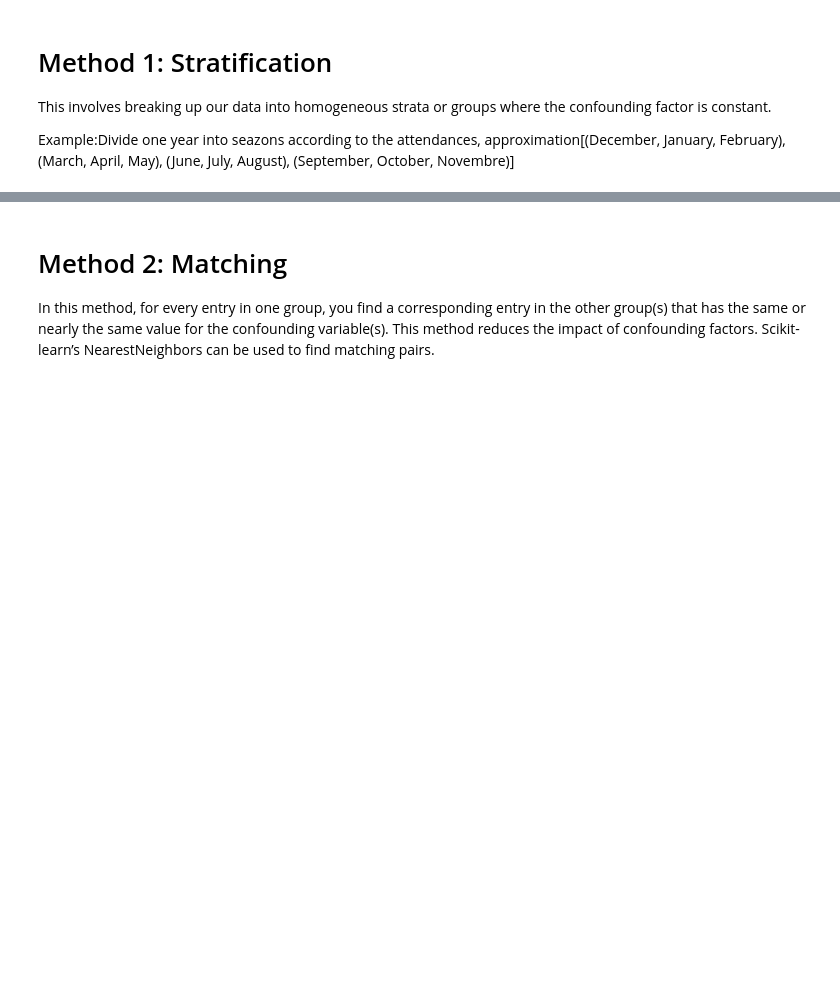
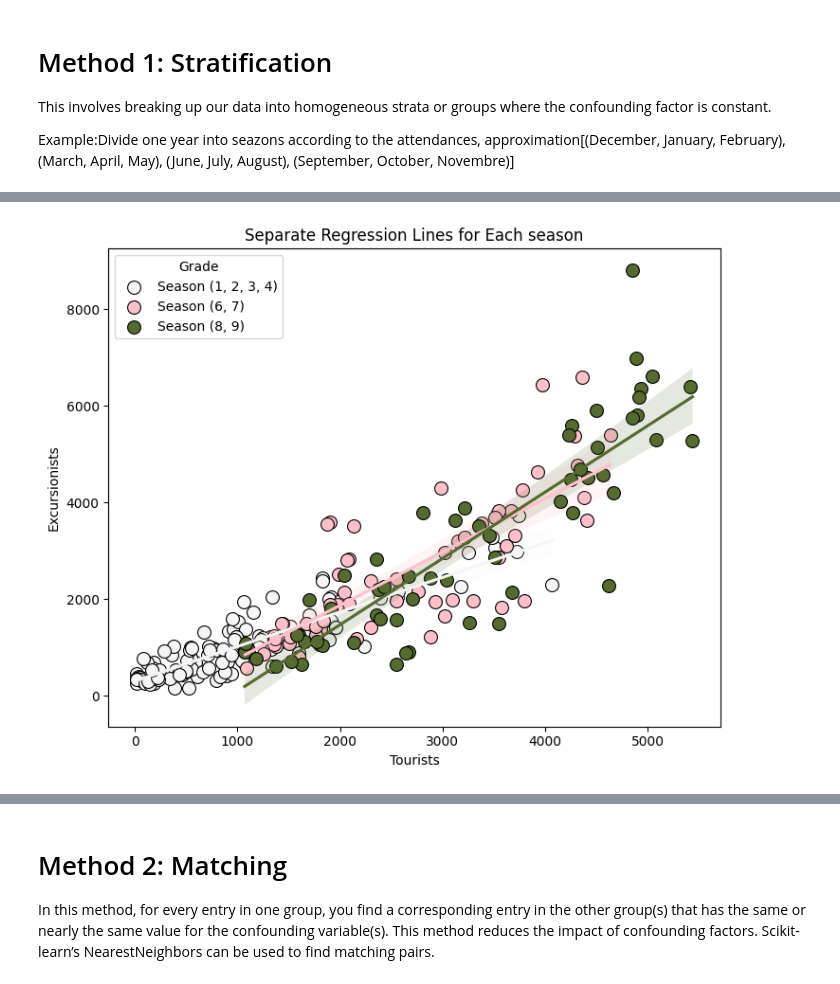
Before and after one commit to tn-aixpa/datiturismo, a Jupyter notebook: digital twin/confounding.ipynb, the cells around one changed output, grey strips where cells are left out. Drawn from its saved outputs; the diff is of its cells as text; code cells hidden in the pictures; blank space fills up the shorter version.

```diff
--- a/digital twin/confounding.ipynb
+++ b/digital twin/confounding.ipynb
@@ -201,3 +225,7 @@ plot_seasons(2023)
+# %%
+plot_seasons(2023, [(1,2,3,4), (6,7), (8,9)])
+# %% [output]
+[figure, added]
 # %%
 plot_seasons(2024)
 # %% [output]
```
Also changed, not shown: parts of 16 cells of this notebook.
